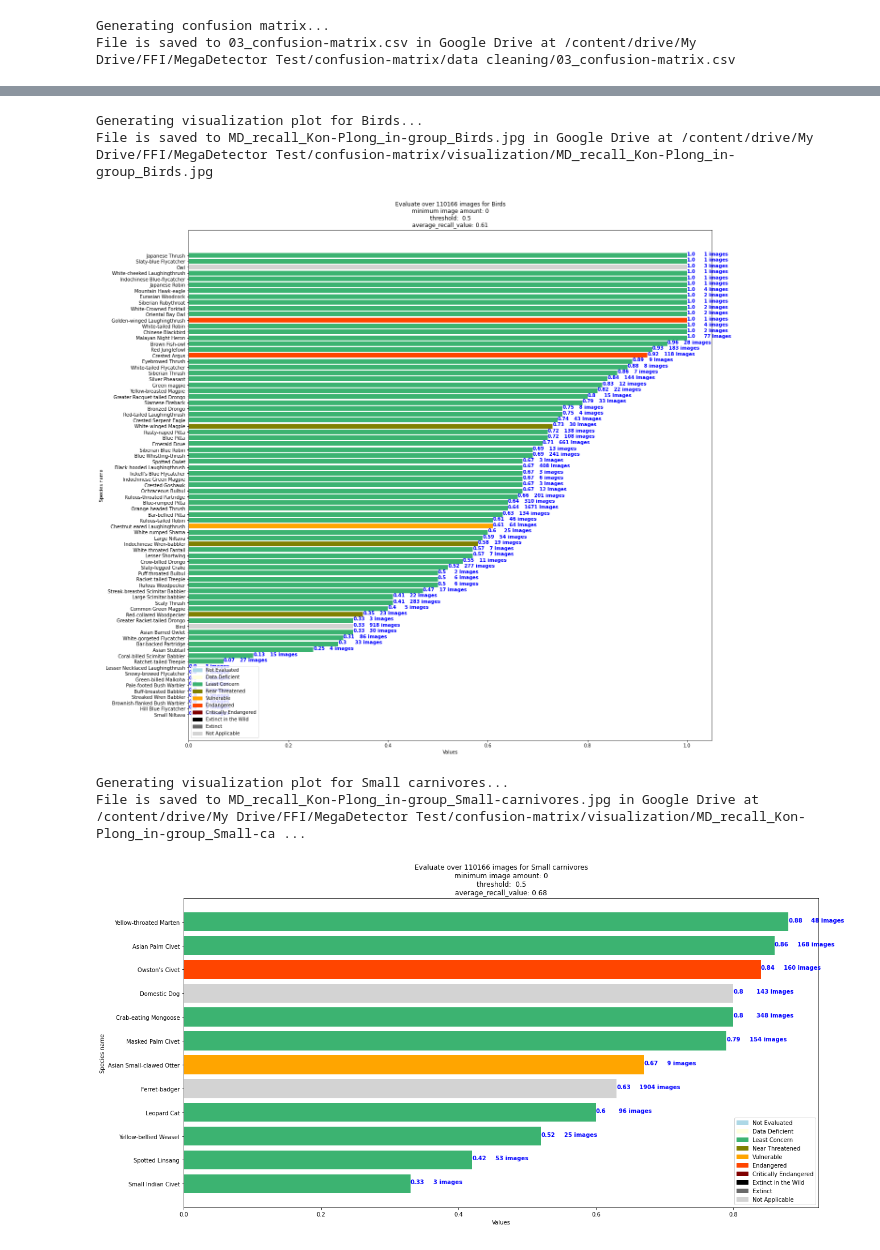
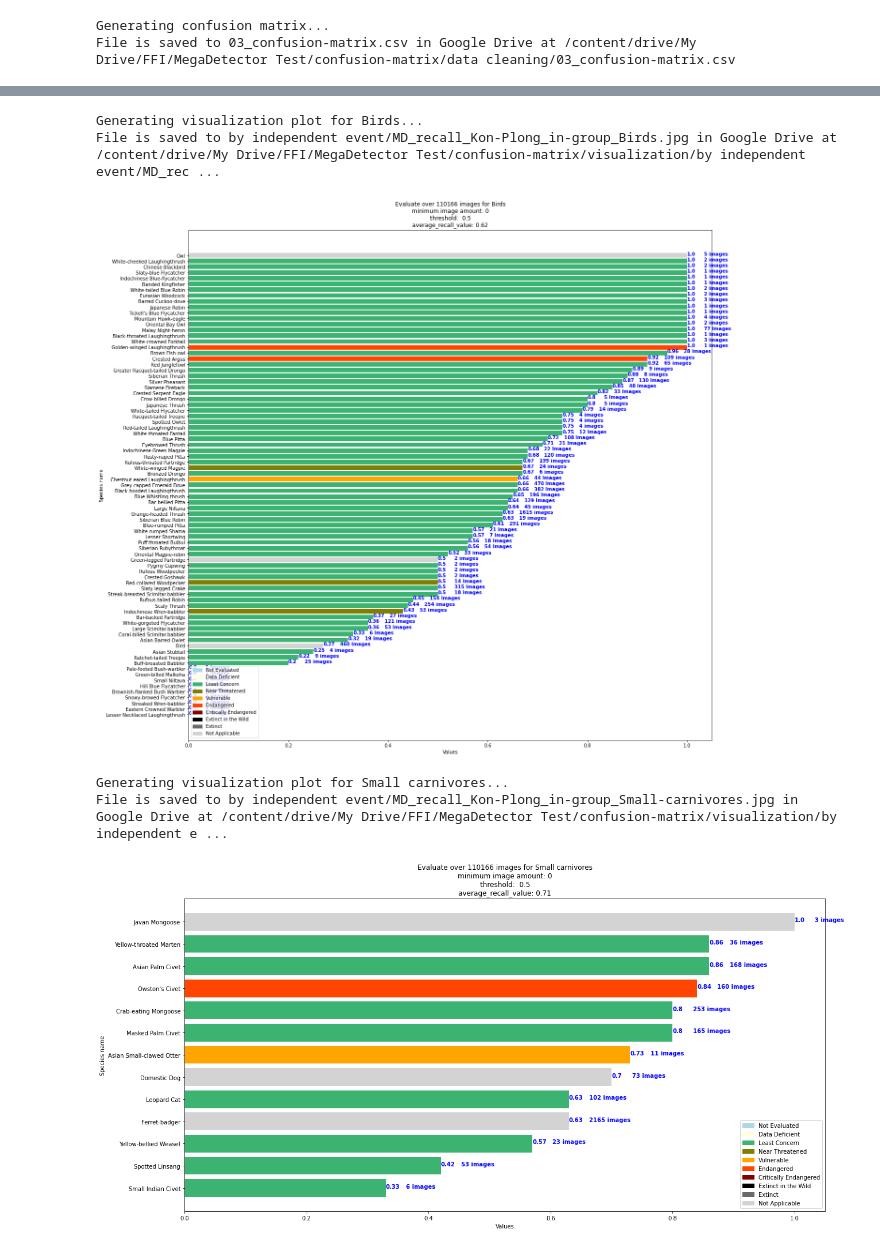
Before and after one commit to FFI-Vietnam/camtrap-tools, a Jupyter notebook: MegaDetector/confusion_matrix/03_create-confusion-matrix.ipynb, the cells around one changed output, grey strips where cells are left out. Saved outputs shown, nothing was run; the diff lists cells and outputs as text; code cells hidden in the pictures.

Commit message:
rerun visualization to reflect updated metadata

```diff
--- a/MegaDetector/confusion_matrix/03_create-confusion-matrix.ipynb
+++ b/MegaDetector/confusion_matrix/03_create-confusion-matrix.ipynb
@@ -142,6 +140,8 @@ taxon_match_table.sample(5)
 # sanity check file consistency between MD results and ground-truth data
 in_ground_truth_not_MD = []
 in_MD_not_ground_truth = []
+
+ground_truth_table = read_csv_Google_drive(root, contain_folder, ground_truth_file_name)
 
 list_of_MD_filename = []
 for i in range(len(mega_result['images'])):
@@ -216,18 +216,13 @@ def list_labels(mega_result, ground_truth_table, threshold, in_batch=True):
       '3': 'Vehicle'
   }
 
-  # get number of batches
-  # num_batch = ground_truth_table['batch_group'].nunique()
-
   y_actu = []
   y_pred = []
 
   if in_batch:
-    # num_row = num_batch
     search_range = ground_truth_table['batch_group'].unique()
     column_name = 'batch_group'
   else:
-    # num_row = len(ground_truth_table)
     search_range = ground_truth_table['id'].unique()
     column_name = 'id'
 
@@ -314,7 +309,7 @@ def list_labels(mega_result, ground_truth_table, threshold, in_batch=True):
   print('Reduction rate', len(y_pr[y_pr == 'Blank']) / len(y_pr))
   return y_actu, y_pred
 
-y_actu_test, y_pred_test = list_labels(mega_result, ground_truth_table, 0.5, in_batch=False)
+y_actu_test, y_pred_test = list_labels(mega_result, ground_truth_table, 0.5, in_batch=True)
 # %% [output]
 110166 images
 Generating actual and prediction lists...
@@ -786,25 +777,25 @@ visualize_recall_bargraph('Birds',
                           num_image_threshold=0,
                           legend_by_color=True,
                           custom_size=(20,20),
-                          save_fig="normal/MD_recall_Kon-Plong_in-group_Birds.jpg")
+                          save_fig="by independent event/MD_recall_Kon-Plong_in-group_Birds.jpg")
 # %% [output]
 Generating visualization plot for Birds...
-File is saved to MD_recall_Kon-Plong_in-group_Birds.jpg in Google Drive at /content/drive/My Drive/FFI/MegaDetector Test/confusion-matrix/visualization/MD_recall_Kon-Plong_in-group_Birds.jpg
+File is saved to by independent event/MD_recall_Kon-Plong_in-group_Birds.jpg in Google Drive at /content/drive/My Drive/FFI/MegaDetector Test/confusion-matrix/visualization/by independent event/MD_rec ...
-[figure, old version]
+[figure, new version]
 # %%
 # in Small carnivores
 confusion_matrix_in_Small_carnivores_group = create_confusion_matrix_in_group(taxon_match_table, confusion_matrix, ['Small carnivores', 'order', 'Carnivora', ["Asian Black Bear"]])
 visualize_recall_bargraph('Small carnivores',
                           confusion_matrix_in_Small_carnivores_group,
                           threshold=0.5,
                           color_dict = colors,
                           num_image_threshold=0,
                           legend_by_color=True,
                           custom_size=(20,10),
-                          save_fig="normal/MD_recall_Kon-Plong_in-group_Small-carnivores.jpg")
+                          save_fig="by independent event/MD_recall_Kon-Plong_in-group_Small-carnivores.jpg")
 # %% [output]
 Generating visualization plot for Small carnivores...
-File is saved to MD_recall_Kon-Plong_in-group_Small-carnivores.jpg in Google Drive at /content/drive/My Drive/FFI/MegaDetector Test/confusion-matrix/visualization/MD_recall_Kon-Plong_in-group_Small-ca ...
+File is saved to by independent event/MD_recall_Kon-Plong_in-group_Small-carnivores.jpg in Google Drive at /content/drive/My Drive/FFI/MegaDetector Test/confusion-matrix/visualization/by independent e ...
-[figure, old version]
+[figure, new version]
 # %%
 # in Small mammals
```
Also changed, not shown: parts of 17 cells of this notebook.
